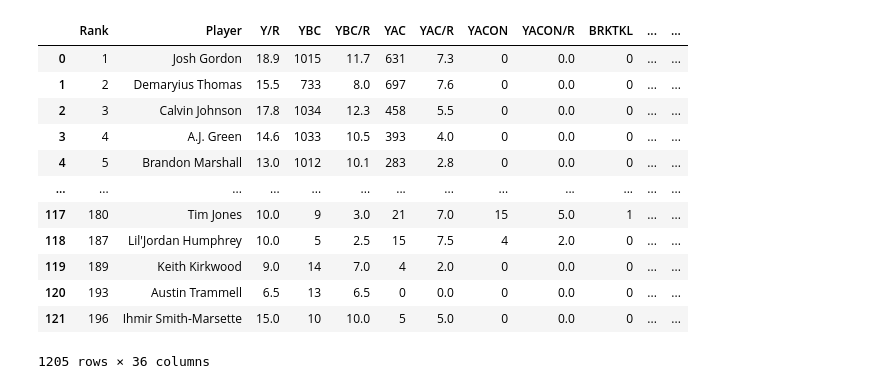
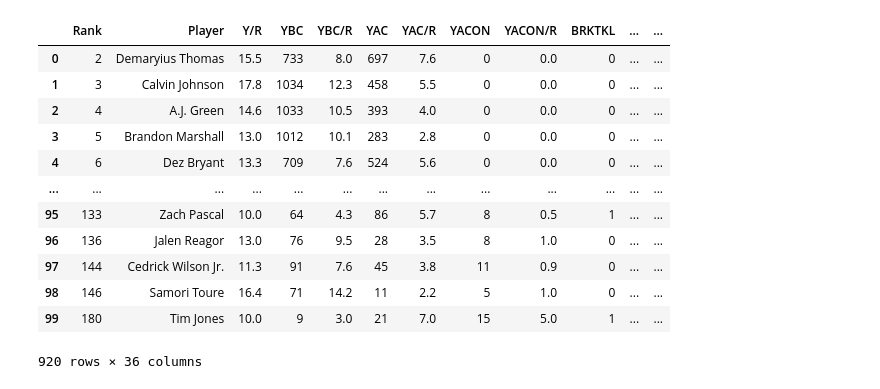
Before and after one commit to lukemrisser/Fantasy-Football-Production-Predictor-For-Wide-Receivers, a Jupyter notebook: WideReceivers.ipynb, the cells around one changed output. Cells and saved outputs as stored; diff of their text form; code cells hidden in the pictures.

```diff
--- a/WideReceivers.ipynb
+++ b/WideReceivers.ipynb
@@ -28,7 +28,7 @@ def gatherData(years_min, years_max):
         dfA = pd.read_excel(excel_path, sheet_name + 'A')
         dfB = pd.read_excel(excel_path, sheet_name + 'B')
         dfwr = combine(dfA, dfB)
-        #dfwr = removeCans(dfwr)
+        dfwr = removeCans(dfwr)
         dfwr_list.append(dfwr)
     return dfwr_list
 
@@ -36,48 +36,46 @@ def gatherData(years_min, years_max):
 def cleanFP(dfwr):
     dfwr['Player'] = dfwr['Player'].str.split("(").str[0].str.strip()
     dfwr = dfwr.drop(columns=['AIR', 'AIR/R', 'G', 'REC', 'YDS'])
     return dfwr
 #add basic stats from pro football reference
 def cleanPFR(dfwr):
     dfwr['Player'] = dfwr['Player'].str.replace(re.escape('*'), '', regex=True)
     dfwr['Player'] = dfwr['Player'].str.replace(re.escape('+'), '', regex=True).str.strip()
     dfwr['Fpts/G'] = dfwr.apply(lambda row: (row.Rec + row.Yds / 10 + row.TD * 6 + row.Fmb * - 2) / row.G, axis=1)
     dfwr = dfwr.drop(columns=['Tm', 'Pos', 'Y/R', 'Tgt', 'Lng', 'Rk'])
     return dfwr
 #combine advanced and basic stats into one dataframe
 def combine(dfwrA, dfwrB):
     dfwrA = cleanFP(dfwrA)
     dfwrB = cleanPFR(dfwrB)
     dfwr = pd.merge(dfwrA, dfwrB, left_on='Player', right_on='Player', how='inner')
     return dfwr
-
 #add fpts/g for next season
 def addNextYrFpts(dfwrcurr, dfwrnext):
     dfwrcurr = pd.merge(dfwrcurr, dfwrnext[['Player', 'Fpts/G']], left_on='Player', right_on='Player', how='inner', suffixes=('', '_nextYr'))
     return dfwrcurr
-
+#Remove players with less than 8 games played or less than 5 fpts/g (trash cans)
 def removeCans(dfwr):
     dfwr = dfwr[dfwr['G'] > 8]
-    dfwr = dfwr[dfwr['Fpts/G'] > 7.5]
     return dfwr
 
 #Download from fp and pfr, combine to one file with two sheets, save as xlsx, WR and season number
 dfwrMaster = createWRDF(13, 23)
 dfwrMaster
 # %% [output]
 |  | Rank | Player | Y/R | YBC | YBC/R | YAC | YAC/R | YACON | YACON/R | BRKTKL | ... | ... |
-| 0 | 1 | Josh Gordon | 18.9 | 1015 | 11.7 | 631 | 7.3 | 0 | 0.0 | 0 | ... | ... |
-| 1 | 2 | Demaryius Thomas | 15.5 | 733 | 8.0 | 697 | 7.6 | 0 | 0.0 | 0 | ... | ... |
-| 2 | 3 | Calvin Johnson | 17.8 | 1034 | 12.3 | 458 | 5.5 | 0 | 0.0 | 0 | ... | ... |
-| 3 | 4 | A.J. Green | 14.6 | 1033 | 10.5 | 393 | 4.0 | 0 | 0.0 | 0 | ... | ... |
-| 4 | 5 | Brandon Marshall | 13.0 | 1012 | 10.1 | 283 | 2.8 | 0 | 0.0 | 0 | ... | ... |
+| 0 | 2 | Demaryius Thomas | 15.5 | 733 | 8.0 | 697 | 7.6 | 0 | 0.0 | 0 | ... | ... |
+| 1 | 3 | Calvin Johnson | 17.8 | 1034 | 12.3 | 458 | 5.5 | 0 | 0.0 | 0 | ... | ... |
+| 2 | 4 | A.J. Green | 14.6 | 1033 | 10.5 | 393 | 4.0 | 0 | 0.0 | 0 | ... | ... |
+| 3 | 5 | Brandon Marshall | 13.0 | 1012 | 10.1 | 283 | 2.8 | 0 | 0.0 | 0 | ... | ... |
+| 4 | 6 | Dez Bryant | 13.3 | 709 | 7.6 | 524 | 5.6 | 0 | 0.0 | 0 | ... | ... |
 | ... | ... | ... | ... | ... | ... | ... | ... | ... | ... | ... | ... | ... |
-| 117 | 180 | Tim Jones | 10.0 | 9 | 3.0 | 21 | 7.0 | 15 | 5.0 | 1 | ... | ... |
-| 118 | 187 | Lil'Jordan Humphrey | 10.0 | 5 | 2.5 | 15 | 7.5 | 4 | 2.0 | 0 | ... | ... |
-| 119 | 189 | Keith Kirkwood | 9.0 | 14 | 7.0 | 4 | 2.0 | 0 | 0.0 | 0 | ... | ... |
-| 120 | 193 | Austin Trammell | 6.5 | 13 | 6.5 | 0 | 0.0 | 0 | 0.0 | 0 | ... | ... |
-| 121 | 196 | Ihmir Smith-Marsette | 15.0 | 10 | 10.0 | 5 | 5.0 | 0 | 0.0 | 0 | ... | ... |
+| 95 | 133 | Zach Pascal | 10.0 | 64 | 4.3 | 86 | 5.7 | 8 | 0.5 | 1 | ... | ... |
+| 96 | 136 | Jalen Reagor | 13.0 | 76 | 9.5 | 28 | 3.5 | 8 | 1.0 | 0 | ... | ... |
+| 97 | 144 | Cedrick Wilson Jr. | 11.3 | 91 | 7.6 | 45 | 3.8 | 11 | 0.9 | 0 | ... | ... |
+| 98 | 146 | Samori Toure | 16.4 | 71 | 14.2 | 11 | 2.2 | 5 | 1.0 | 0 | ... | ... |
+| 99 | 180 | Tim Jones | 10.0 | 9 | 3.0 | 21 | 7.0 | 15 | 5.0 | 1 | ... | ... |
-1205 rows × 36 columns
+920 rows × 36 columns
 # %%
 #Data Analysis Portion. Will add to this
 corr=dfwrMaster.corr(numeric_only=True)
```
Also changed, not shown: parts of 2 cells of this notebook.
